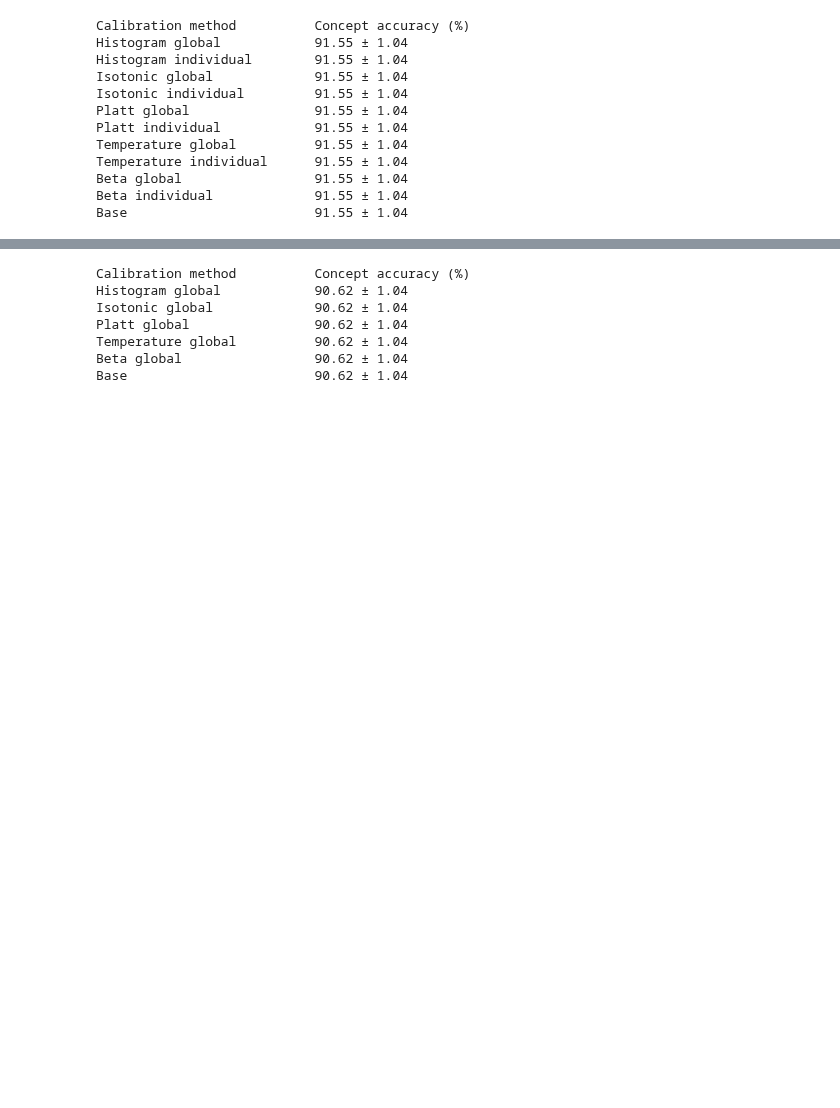
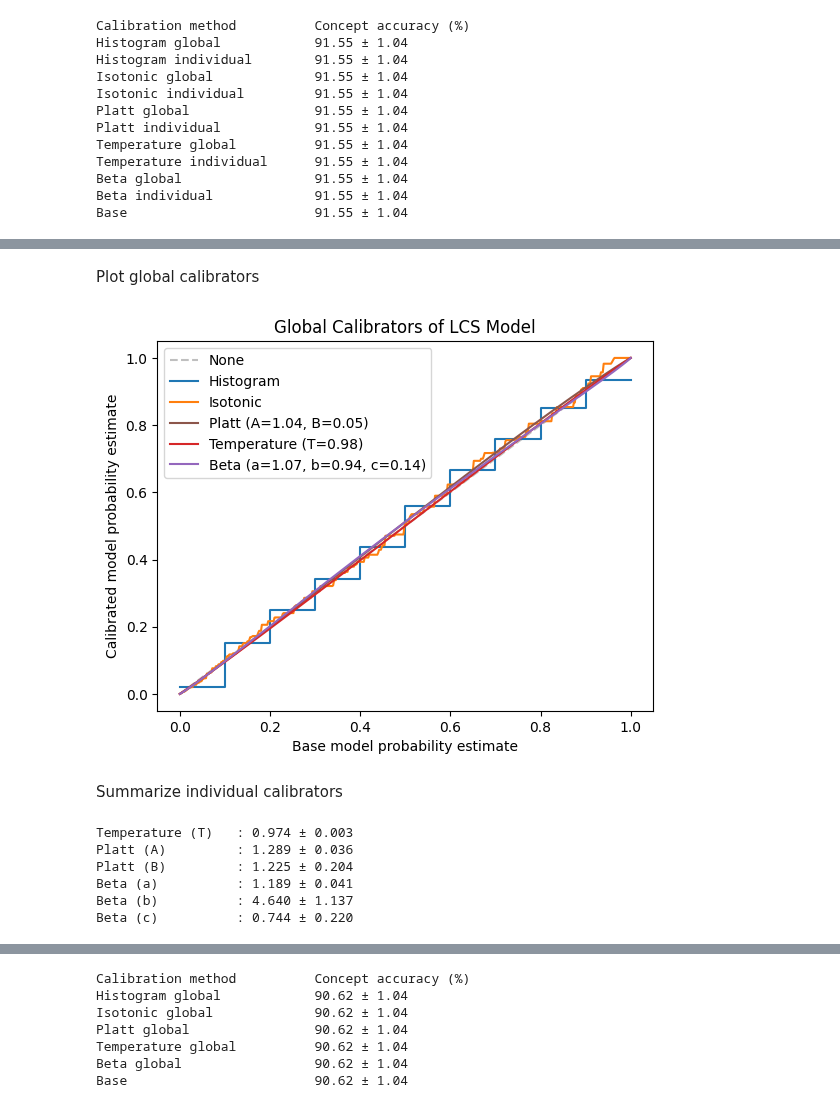
Before and after one commit to cassandra-goldberg/Calibrated_Concepts, a Jupyter notebook: Experiments/Concept-Bottlenecks.ipynb, the cells around one changed output, grey strips where cells are left out. Drawn from its saved outputs; the diff is of its cells as text; code cells hidden in the pictures; blank space fills up the shorter version.

Commit message:
finished CBM results for project submission

```diff
--- a/Experiments/Concept-Bottlenecks.ipynb
+++ b/Experiments/Concept-Bottlenecks.ipynb
@@ -30,6 +30,9 @@ from calibration_framework import apply_platt_scaling, apply_isotonic_regression
 from calibration_framework import apply_histogram_binning, apply_beta_calibration
 
 from utils import compare_all_models_calibration_metric, compare_all_models_calibration_avg, compare_all_models_calibration_concept
+
+from matplotlib import pyplot as plt
+colors = plt.rcParams['axes.prop_cycle'].by_key()['color']
 # %%
 dataset_name = 'CUB'
 # %% [markdown]
@@ -844,0 +931,8 @@ Base                        91.55 ± 1.04
+# %% [markdown]
+Plot global calibrators
+# %%
+plot_global_calibrators(M1_concepts_cal, "LCS", path = "Results/CUB/calibration_functions/seqCBM-LCS.png")
+# %% [output]
+[figure, added]
+# %% [markdown]
+Summarize individual calibrators
@@ -844,0 +954,14 @@ Base                        91.55 ± 1.04
+# %%
+for name, arr in params.items():
+    est = np.mean(arr)
+    n = len(arr)
+    ste = ((arr - est)**2).sum()
+    ste = ste**0.5 / (n * (n - 1))**0.5
+    print("{} {} : {:.3f} \u00B1 {:.3f}".format(name, " "*(16 - len(name)), est, ste))
+# %% [output]
+Temperature (T)   : 0.974 ± 0.003
+Platt (A)         : 1.289 ± 0.036
+Platt (B)         : 1.225 ± 0.204
+Beta (a)          : 1.189 ± 0.041
+Beta (b)          : 4.640 ± 1.137
+Beta (c)          : 0.744 ± 0.220
```
Also changed, not shown: parts of 26 cells of this notebook.
